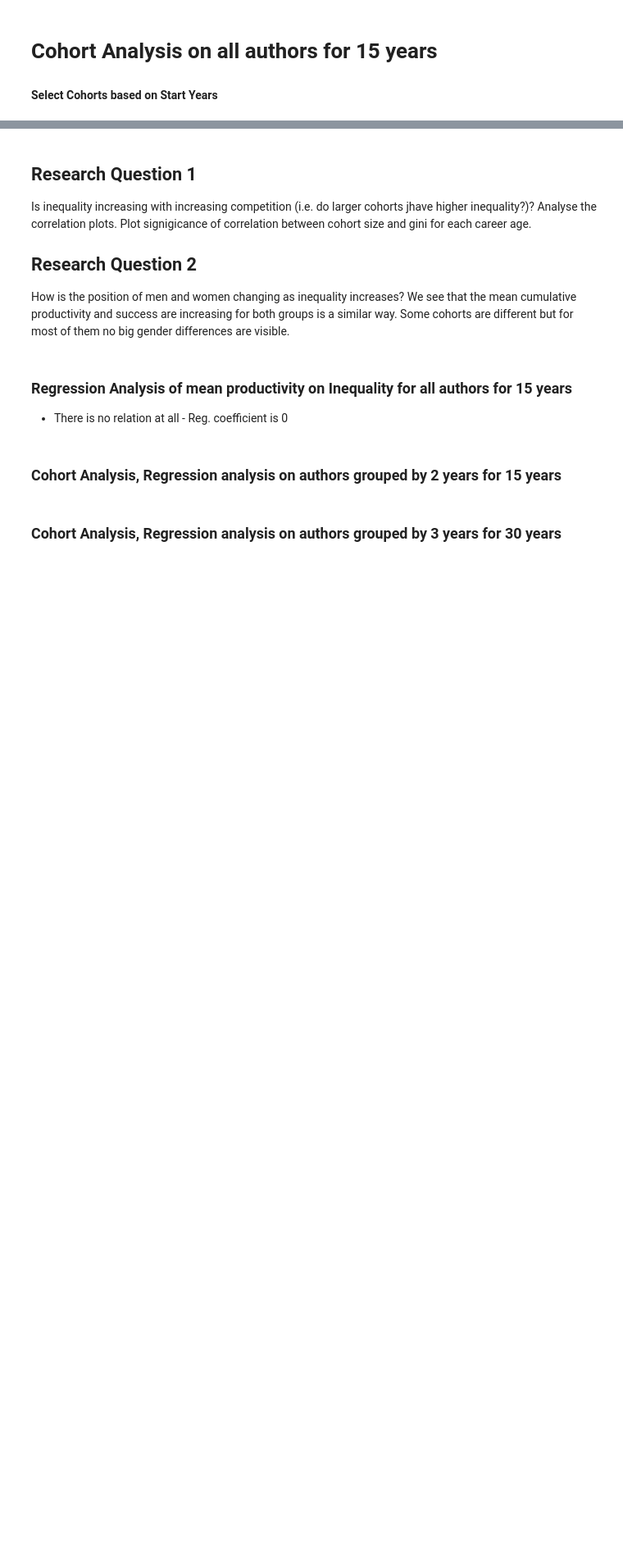
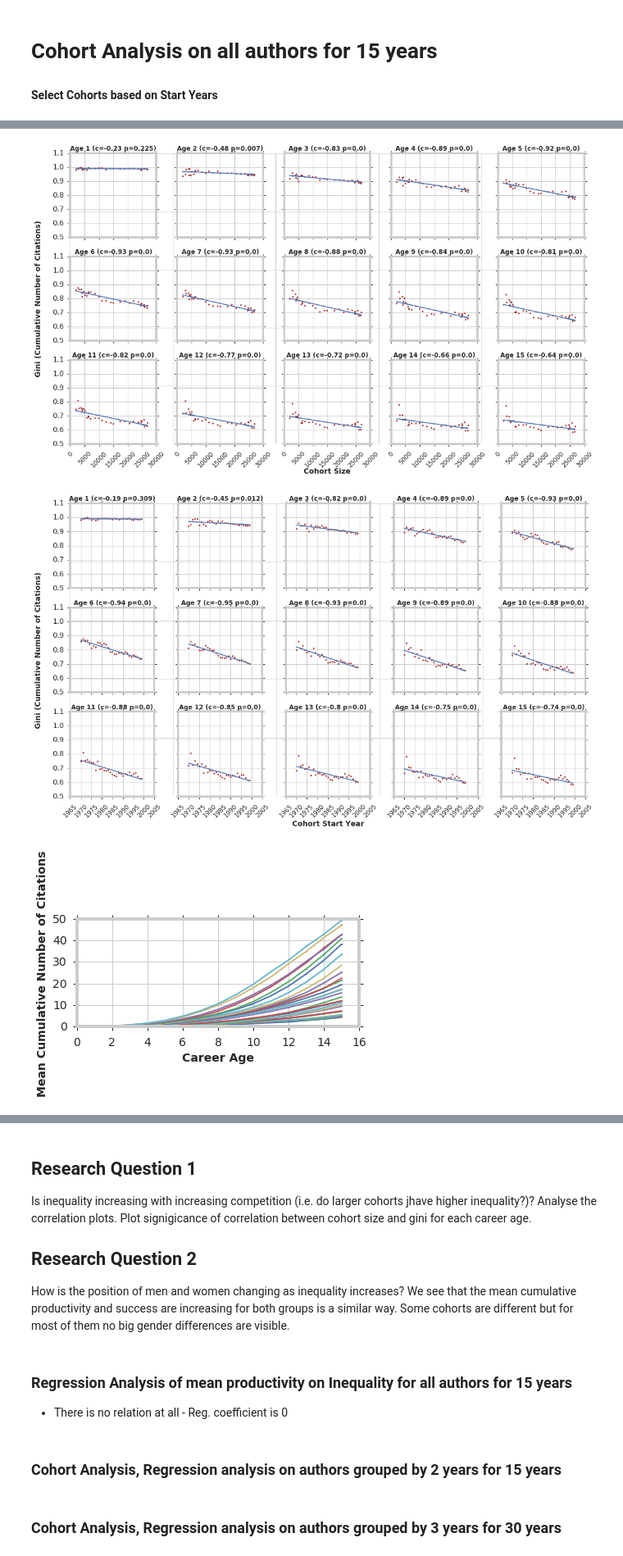
Before and after one commit to gesiscss/inequality, a Jupyter notebook: cohort-analysis-citations.ipynb, the cells around one changed output, grey strips where cells are left out. Shown at 82% size. Drawn from its saved outputs; the diff is of its cells as text; code cells hidden in the pictures; blank space fills up the shorter version.

```diff
--- a/cohort-analysis-citations.ipynb
+++ b/cohort-analysis-citations.ipynb
@@ -170,0 +285,6 @@ plot.plot_cohort_analysis_on(groupByYearData, 'cum_num_cit', cohort_start_years,
+# %%
+plot.run_cohort_analysis(groupByYearData, cohort_start_years, CAREER_LENGTH, "cum_num_cit", "Cumulative Number of Citations")
+# %% [output]
+[figure, added]
+[figure, added]
+[figure, added]
```
Also changed, not shown: parts of 18 cells of this notebook, 2 other files.
